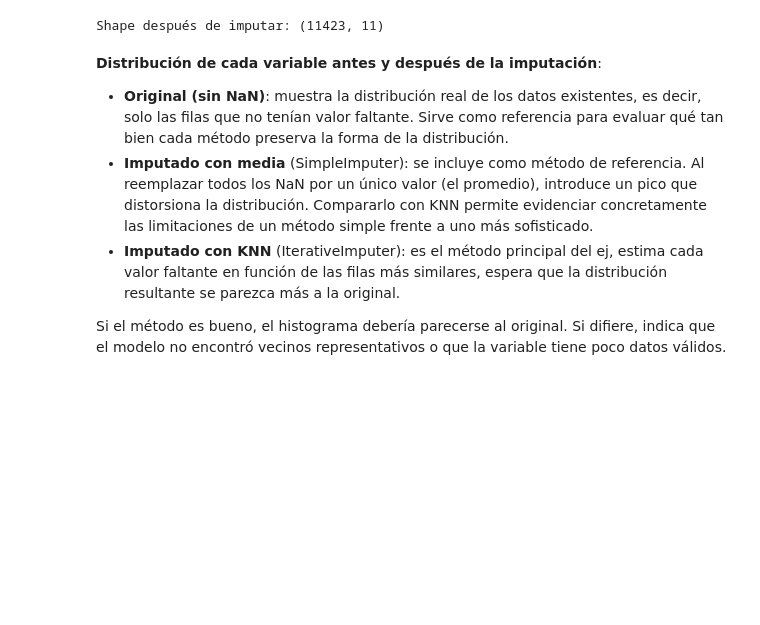
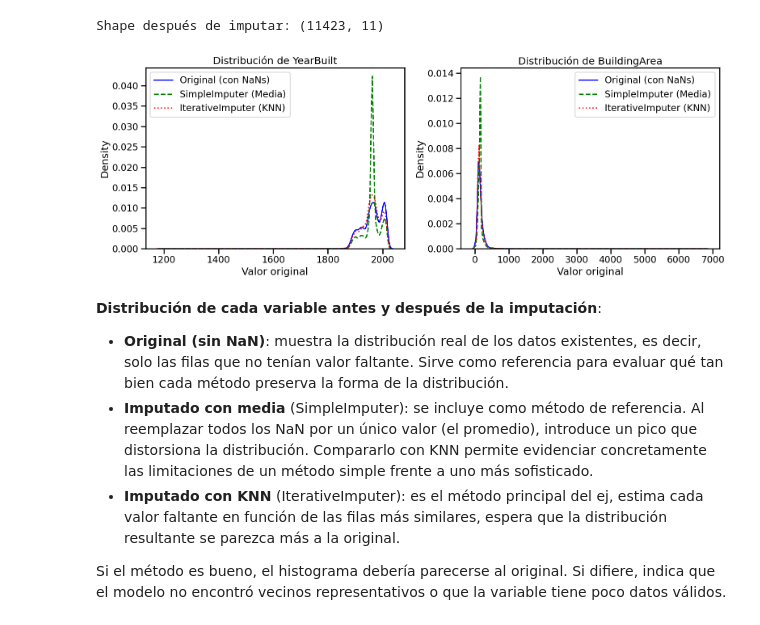
Before and after one commit to sgruyzcki/DiploDatos2026, a Jupyter notebook: Análisis Exploratorio y Curación de Datos/parte 1/ECD_2026_Entregable_Parte_1_grupo_3.ipynb, the cells around one changed output. Cells and saved outputs as stored; diff of their text form; code cells hidden in the pictures; blank space fills up the shorter version.

```diff
--- a/Análisis Exploratorio y Curación de Datos/parte 1/ECD_2026_Entregable_Parte_1_grupo_3.ipynb
+++ b/Análisis Exploratorio y Curación de Datos/parte 1/ECD_2026_Entregable_Parte_1_grupo_3.ipynb
@@ -658,6 +659,46 @@ X_imputed = knn_imputer.fit_transform(X_scaled)
 print("Shape después de imputar:", X_imputed.shape)
 # %% [output]
 Shape después de imputar: (11423, 11)
+# %%
+# 1. Volvemos a la escala original para que el gráfico sea interpretable
+# Invertimos el escalado para la media y para KNN
+X_mean_inv = scaler.inverse_transform(X_imputed_mean)
+X_knn_inv = scaler.inverse_transform(X_imputed)
+
+# Creamos DataFrames para facilitar el manejo de las columnas a graficar
+# Asumimos que YearBuilt y BuildingArea son las últimas dos columnas de la matriz
+cols_to_plot = ['YearBuilt', 'BuildingArea']
+idx_year = -2
+idx_area = -1
+
+import matplotlib.pyplot as plt
+import seaborn as sns
+
+fig, axes = plt.subplots(1, 2, figsize=(16, 6))
+
+for i, col_name in enumerate(cols_to_plot):
+    idx = idx_year if col_name == 'YearBuilt' else idx_area
+
+    # Datos Originales (con NaNs, filtrados para el plot)
+    sns.kdeplot(X_para_imputar[:, idx], label='Original (con NaNs)',
+                ax=axes[i], color='blue', lw=2, common_norm=False)
+
+    # Imputación Simple (Media)
+    sns.kdeplot(X_mean_inv[:, idx], label='SimpleImputer (Media)',
+                ax=axes[i], color='green', linestyle='--', common_norm=False)
+
+    # Imputación KNN
+    sns.kdeplot(X_knn_inv[:, idx], label='IterativeImputer (KNN)',
+                ax=axes[i], color='red', linestyle=':', common_norm=False)
+
+    axes[i].set_title(f'Distribución de {col_name}')
+    axes[i].set_xlabel('Valor original')
+    axes[i].legend()
+
+plt.tight_layout()
+plt.show()
+# %% [output]
+[figure, added]
 # %% [markdown]
 **Distribución de cada variable antes y después de la imputación**:
 
```
Also changed, not shown: parts of 6 cells of this notebook.
